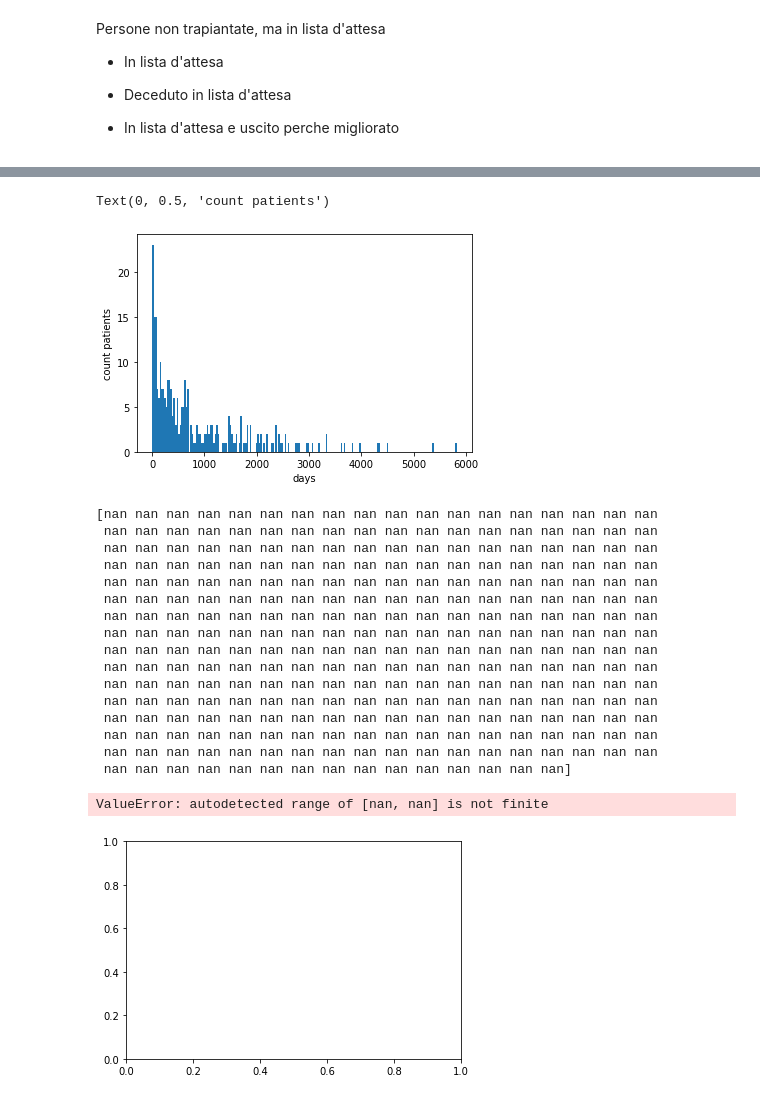
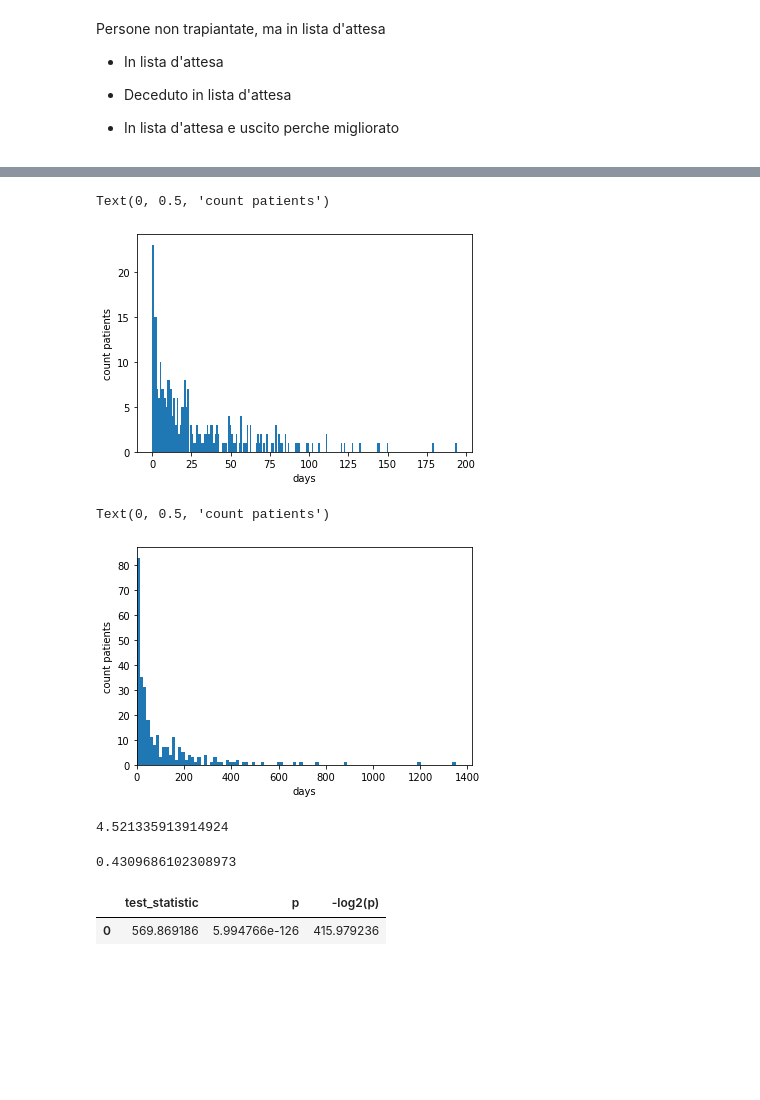
Before and after one commit to LIA-UniBo/Liver_transplant, a Jupyter notebook: end_to_end_nb_model.ipynb, the cells around one changed output, grey strips where cells are left out. Saved outputs shown, nothing was run; the diff lists cells and outputs as text; code cells hidden in the pictures; blank space fills up the shorter version.

```diff
--- a/end_to_end_nb_model.ipynb
+++ b/end_to_end_nb_model.ipynb
@@ -137,13 +137,15 @@ Persone non trapiantate, ma in lista d'attesa
 for index, row in df.iterrows():
     if not row['data_trapianto'] is pd.NaT:
         df.at[index, 'transplanted'] = 1
+    elif not row['data_decesso'] is pd.NaT:
+        df.at[index, 'deceased'] = 1
     elif row['data_decesso'] is pd.NaT:
         df.at[index, 'data_decesso'] = row['lista_uscita_data']
-    elif not row['data_decesso'] is pd.NaT:
-        df.at[index, 'deceased'] = 1
+
 
 df_list = df[df['transplanted'] == 0]
-df_list['tos_list'] = (df['data_decesso'] - df['lista_ingresso_data']).dt.days
+df_list['tos_list'] = (df['data_decesso'] - df['lista_ingresso_data']).dt.days / 30
+df_list[df_list['deceased'] == 1]
 # %% [output]
 A value is trying to be set on a copy of a slice from a DataFrame.
 Try using .loc[row_indexer,col_indexer] = value instead
@@ -176,6 +191,6 @@ deceased       1.0
 dtype: float64
 # %%
-model = SurvivalNN(len(X.iloc[0]), hidden=[256, 256])
+model = SurvivalNN(len(X.iloc[0]), hidden=[32, 32])
 model.compile(optimizer='Adam')
 history = model.fit(X_train.astype('float32'), y_train.astype('float32'), batch_size=128, epochs=200, verbose=1)
 print(model.summary())
@@ -206,42 +221,28 @@ plt.xlabel('days')
 plt.ylabel('count patients')
 # %% [output]
 Text(0, 0.5, 'count patients')
-[figure, old version]
+[figure, new version]
 # %%
 from scipy.special import expit
 from scipy.stats import nbinom
 
 logits = model.predict(X_test).ravel()
-p = expit(logits)
-print(1 - p)
-dist = nbinom(1, 1-p)
-plt.hist(dist.mean(), bins=200)
+n = 1
+p = 1 - expit(logits)
+dist = nbinom(n, p)
+plt.hist(nbinom.rvs(n, p, size=285), bins=100)
 #plt.xlim(right=200)
 plt.xlim(left=0)
 plt.xlabel('days')
 plt.ylabel('count patients')
 # %% [output]
-[nan nan nan nan nan nan nan nan nan nan nan nan nan nan nan nan nan nan
- nan nan nan nan nan nan nan nan nan nan nan nan nan nan nan nan nan nan
- nan nan nan nan nan nan nan nan nan nan nan nan nan nan nan nan nan nan
- nan nan nan nan nan nan nan nan nan nan nan nan nan nan nan nan nan nan
- nan nan nan nan nan nan nan nan nan nan nan nan nan nan nan nan nan nan
- nan nan nan nan nan nan nan nan nan nan nan nan nan nan nan nan nan nan
- nan nan nan nan nan nan nan nan nan nan nan nan nan nan nan nan nan nan
- nan nan nan nan nan nan nan nan nan nan nan nan nan nan nan nan nan nan
- nan nan nan nan nan nan nan nan nan nan nan nan nan nan nan nan nan nan
- nan nan nan nan nan nan nan nan nan nan nan nan nan nan nan nan nan nan
- nan nan nan nan nan nan nan nan nan nan nan nan nan nan nan nan nan nan
- nan nan nan nan nan nan nan nan nan nan nan nan nan nan nan nan nan nan
- nan nan nan nan nan nan nan nan nan nan nan nan nan nan nan nan nan nan
- nan nan nan nan nan nan nan nan nan nan nan nan nan nan nan nan nan nan
- nan nan nan nan nan nan nan nan nan nan nan nan nan nan nan nan nan nan
- nan nan nan nan nan nan nan nan nan nan nan nan nan nan nan]
+Text(0, 0.5, 'count patients')
-ValueError: autodetected range of [nan, nan] is not finite
-[figure, old version]
+[figure, new version]
 # %%
 from sklearn.metrics import mutual_info_score
-mutual_info_score(dist.mean(), y_test['tos_list'])
+mutual_info_score(nbinom.rvs(n, p, size=285), y_test['tos_list'])
+# %% [output]
+4.521335913914924
 # %%
 import scipy
 
@@ -267,6 +268,14 @@ def jensen_shannon_distance(p, q):
     return distance
 # %%
 jensen_shannon_distance(dist.mean(), y_test['tos_list'])
+# %% [output]
+0.4309686102308973
 # %%
 from lifelines.statistics import logrank_test
-logrank_test(dist.mean(), y_test['tos_list'])
+res = logrank_test(nbinom.rvs(1, 1-p, size=285), y_test['tos_list'])
+res.p_value
+res.test_statistic
+res.summary
+# %% [output]
+|  | test_statistic | p | -log2(p) |
+| 0 | 569.869186 | 5.994766e-126 | 415.979236 |
```
Also changed, not shown: parts of 5 cells of this notebook, 8 other files.
